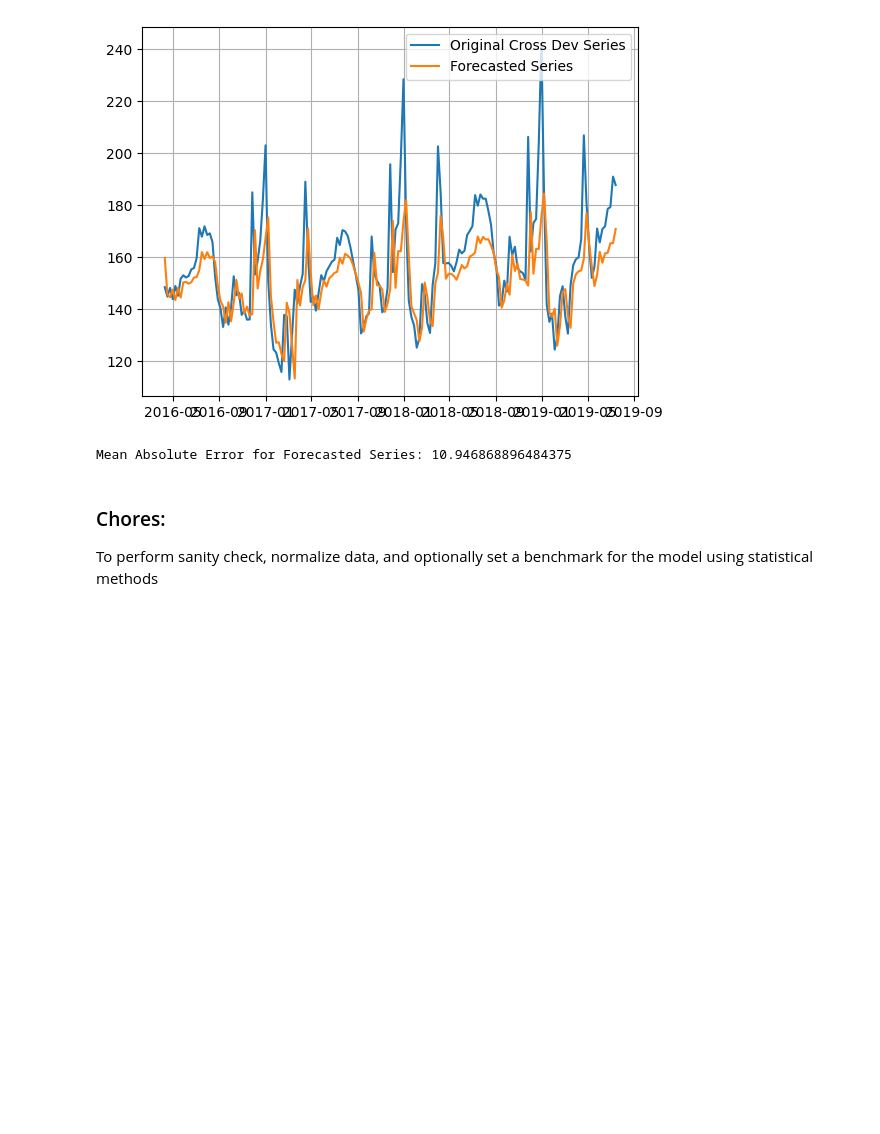
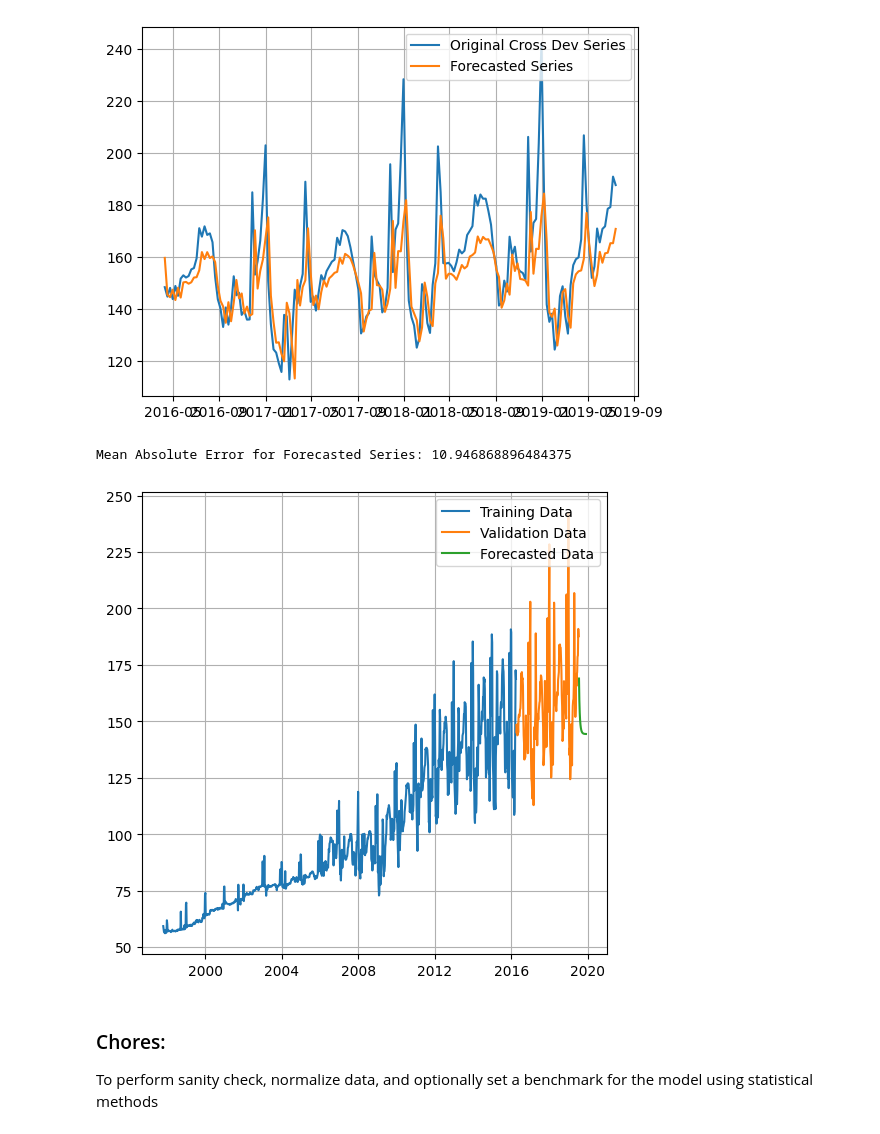
Before and after one commit to Yug-Oswal/Broadway-LionKing-Analysis, a Jupyter notebook: sequence-model.ipynb, the cells around one changed output. Cells and saved outputs as stored; diff of their text form; code cells hidden in the pictures; blank space fills up the shorter version.

Commit message:
feat: added prediction for ticket prices after lk movie release

```diff
--- a/sequence-model.ipynb
+++ b/sequence-model.ipynb
@@ -316,6 +316,41 @@ print("Mean Absolute Error for Forecasted Series: {}".format(tf.keras.metrics.me
 Mean Absolute Error for Forecasted Series: 10.946868896484375
 # %%
 # model.save_weights('./checkpoints/ticket-price-seq-model-weights')
+# %%
+def model_predict(model, time_series, series, num_iterations, window_size):
+    last_time = max(time_series.tolist())
+    days_to_add = datetime.timedelta(days=7)
+    series = series.tolist()
+    forecast = []
+    time_forecast = []
+    for i in range(num_iterations):
+        input_series = np.array(series, dtype='float32')
+        input_series = input_series.reshape((1, window_size))
+        input_series = tf.convert_to_tensor(input_series)
+        output = model.predict(input_series, verbose=0)
+        series = series[1:]
+        series.append(output)
+        forecast.append(output)
+        last_time = last_time + days_to_add
+        time_forecast.append(last_time)
+
+    return time_forecast, forecast
+# %%
+# Forecasting params
+num_iterations = 20
+# %%
+time_forecast, predicted_prices = model_predict(model, time_valid, x_valid[-window_size:], num_iterations, window_size)
+predicted_prices = np.squeeze(predicted_prices)
+# %%
+plt.figure(figsize=(6, 6))
+plt.grid(True)
+plt.plot(time_train, x_train, label="Training Data")
+plt.plot(time_valid, x_valid, label="Validation Data")
+plt.plot(time_forecast, predicted_prices, label="Forecasted Data")
+plt.legend(loc=1)
+plt.show()
+# %% [output]
+[figure, added]
 # %% [markdown]
 ### Chores:
 To perform sanity check, normalize data, and optionally set a benchmark for the model using statistical methods
```
Also changed, not shown: parts of 1 cell of this notebook.
